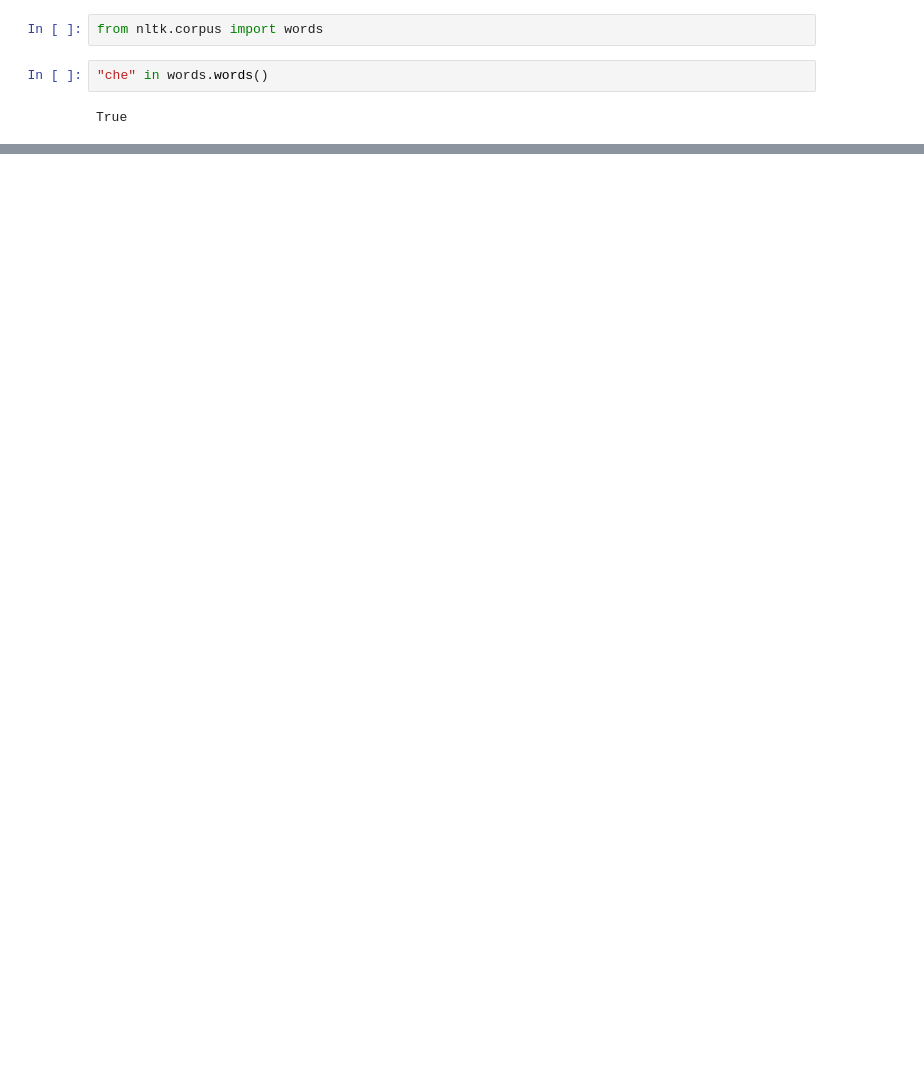
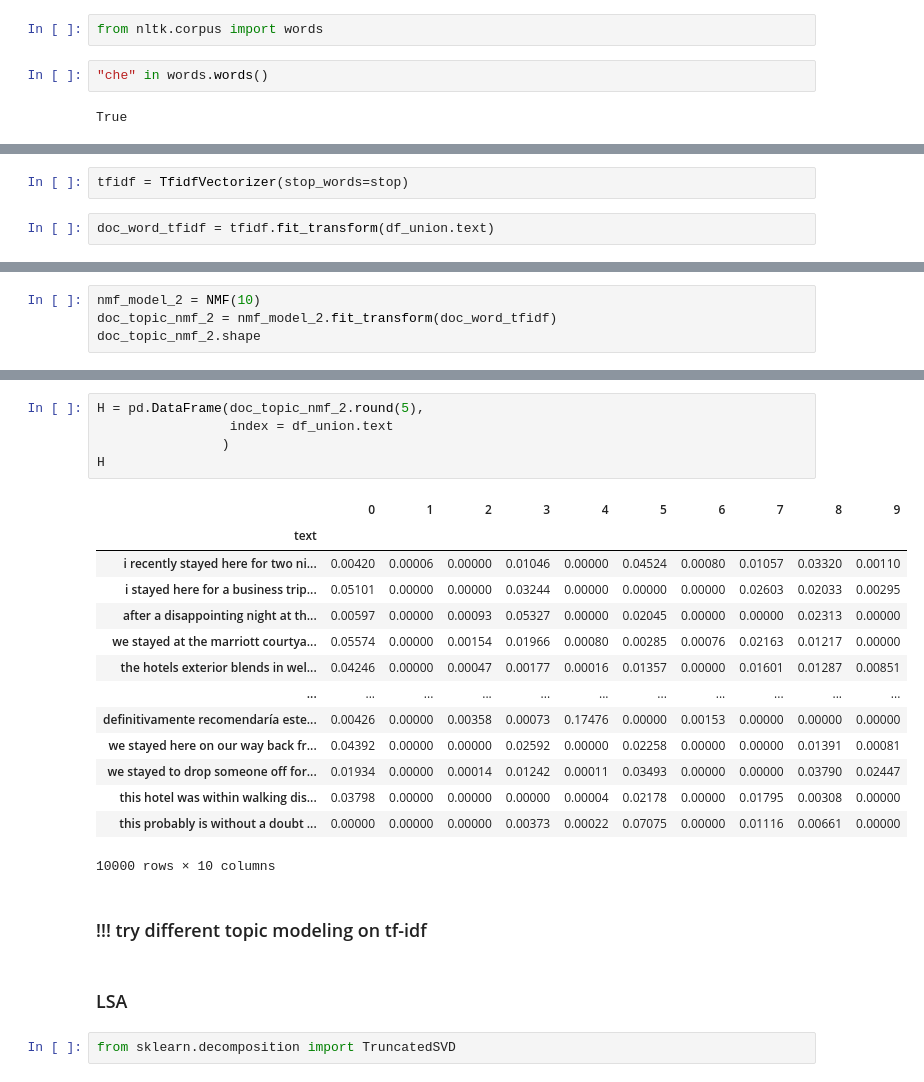
Before and after one commit to albasitdikova/Hotel_recommender_system, a Jupyter notebook: Recommendation_system.ipynb, the cells around one changed output, grey strips where cells are left out. Cells and saved outputs as stored; diff of their text form; blank space fills up the shorter version.

```diff
--- a/Recommendation_system.ipynb
+++ b/Recommendation_system.ipynb
@@ -156,0 +235,4 @@ True
+# %%
+tfidf = TfidfVectorizer(stop_words=stop)
+# %%
+doc_word_tfidf = tfidf.fit_transform(df_union.text)
@@ -156,0 +251,4 @@ True
+# %%
+nmf_model_2 = NMF(10)
+doc_topic_nmf_2 = nmf_model_2.fit_transform(doc_word_tfidf)
+doc_topic_nmf_2.shape
@@ -156,0 +301,26 @@ True
+# %%
+H = pd.DataFrame(doc_topic_nmf_2.round(5),
+                 index = df_union.text
+                )
+H
+# %% [output]
+|  | 0 | 1 | 2 | 3 | 4 | 5 | 6 | 7 | 8 | 9 |
+| text |  |  |  |  |  |  |  |  |  |  |
+| i recently stayed here for two ni... | 0.00420 | 0.00006 | 0.00000 | 0.01046 | 0.00000 | 0.04524 | 0.00080 | 0.01057 | 0.03320 | 0.00110 |
+| i stayed here for a business trip... | 0.05101 | 0.00000 | 0.00000 | 0.03244 | 0.00000 | 0.00000 | 0.00000 | 0.02603 | 0.02033 | 0.00295 |
+| after a disappointing night at th... | 0.00597 | 0.00000 | 0.00093 | 0.05327 | 0.00000 | 0.02045 | 0.00000 | 0.00000 | 0.02313 | 0.00000 |
+| we stayed at the marriott courtya... | 0.05574 | 0.00000 | 0.00154 | 0.01966 | 0.00080 | 0.00285 | 0.00076 | 0.02163 | 0.01217 | 0.00000 |
+| the hotels exterior blends in wel... | 0.04246 | 0.00000 | 0.00047 | 0.00177 | 0.00016 | 0.01357 | 0.00000 | 0.01601 | 0.01287 | 0.00851 |
+| ... | ... | ... | ... | ... | ... | ... | ... | ... | ... | ... |
+| definitivamente recomendaría este... | 0.00426 | 0.00000 | 0.00358 | 0.00073 | 0.17476 | 0.00000 | 0.00153 | 0.00000 | 0.00000 | 0.00000 |
+| we stayed here on our way back fr... | 0.04392 | 0.00000 | 0.00000 | 0.02592 | 0.00000 | 0.02258 | 0.00000 | 0.00000 | 0.01391 | 0.00081 |
+| we stayed to drop someone off for... | 0.01934 | 0.00000 | 0.00014 | 0.01242 | 0.00011 | 0.03493 | 0.00000 | 0.00000 | 0.03790 | 0.02447 |
+| this hotel was within walking dis... | 0.03798 | 0.00000 | 0.00000 | 0.00000 | 0.00004 | 0.02178 | 0.00000 | 0.01795 | 0.00308 | 0.00000 |
+| this probably is without a doubt ... | 0.00000 | 0.00000 | 0.00000 | 0.00373 | 0.00022 | 0.07075 | 0.00000 | 0.01116 | 0.00661 | 0.00000 |
+10000 rows × 10 columns
+# %% [markdown]
+### !!! try different topic modeling on tf-idf
+# %% [markdown]
+### LSA
+# %%
+from sklearn.decomposition import TruncatedSVD
```
Also changed, not shown: parts of 27 cells of this notebook.
